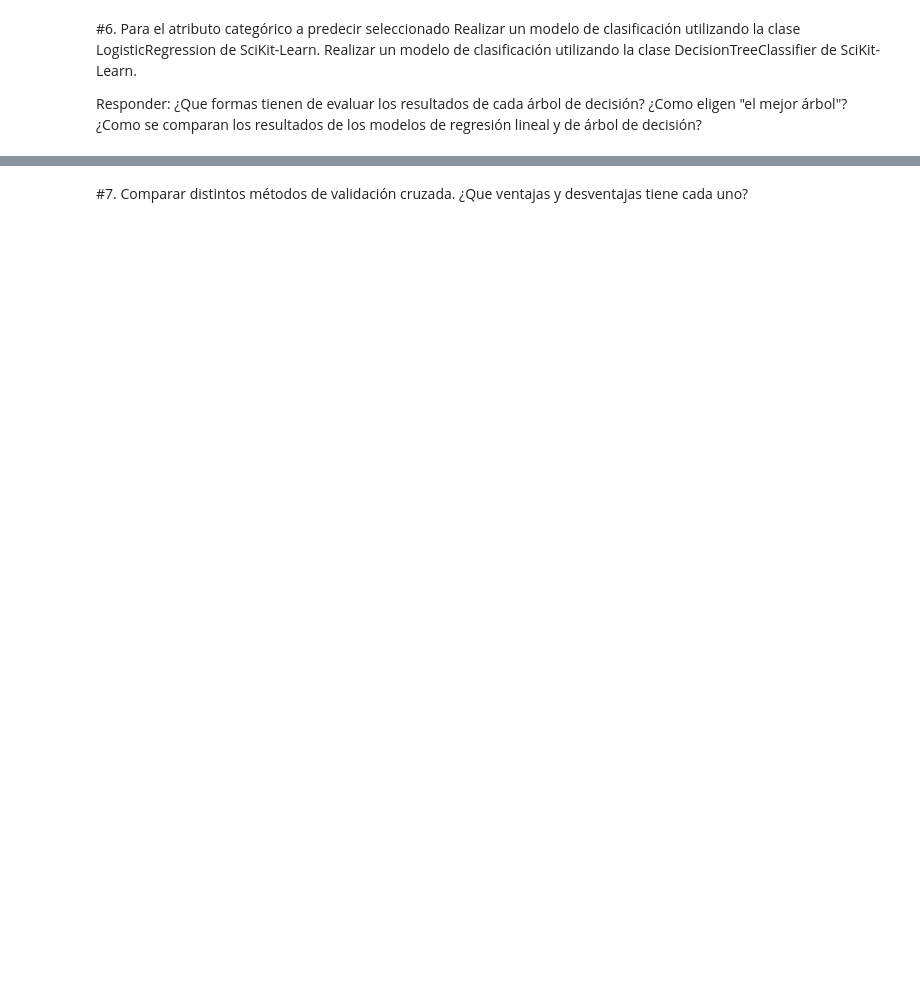
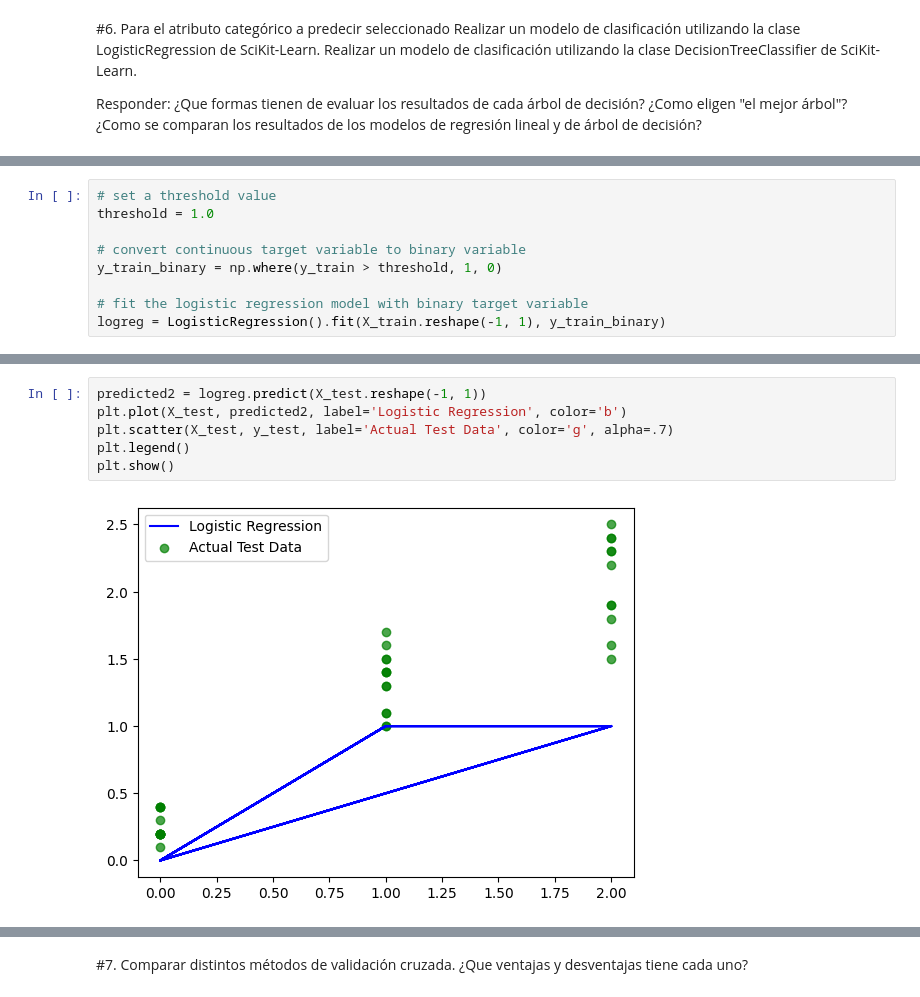
Before and after one commit to ramigalv60/Inteligencias-Artificiales-TIC, a Jupyter notebook: TP1.ipynb, the cells around one changed output, grey strips where cells are left out. Cells and saved outputs as stored; diff of their text form; blank space fills up the shorter version.

Commit message:
Finished(long ago actually)

```diff
--- a/TP1.ipynb
+++ b/TP1.ipynb
@@ -97,0 +114,9 @@ a
+# %%
+# set a threshold value
+threshold = 1.0
+
+# convert continuous target variable to binary variable
+y_train_binary = np.where(y_train > threshold, 1, 0)
+
+# fit the logistic regression model with binary target variable
+logreg = LogisticRegression().fit(X_train.reshape(-1, 1), y_train_binary)
@@ -97,0 +134,8 @@ a
+# %%
+predicted2 = logreg.predict(X_test.reshape(-1, 1))
+plt.plot(X_test, predicted2, label='Logistic Regression', color='b')
+plt.scatter(X_test, y_test, label='Actual Test Data', color='g', alpha=.7)
+plt.legend()
+plt.show()
+# %% [output]
+[figure, added]
```
Also changed, not shown: parts of 17 cells of this notebook.
